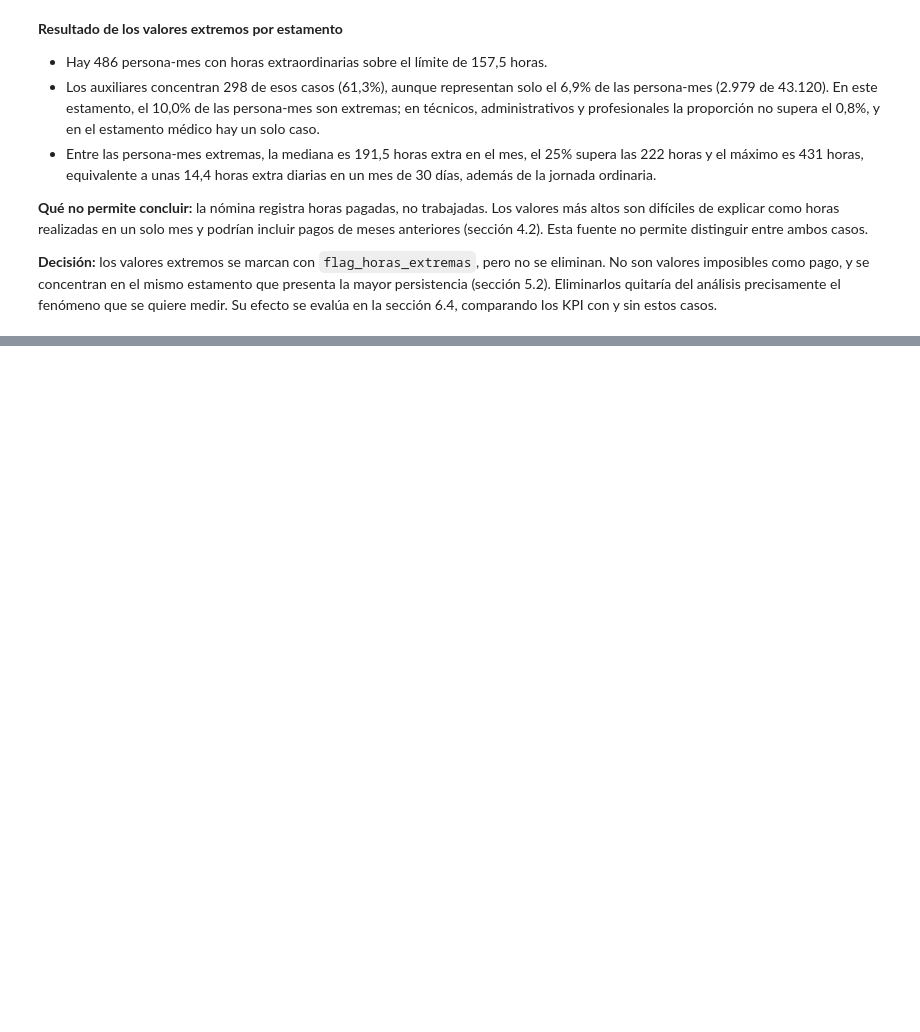
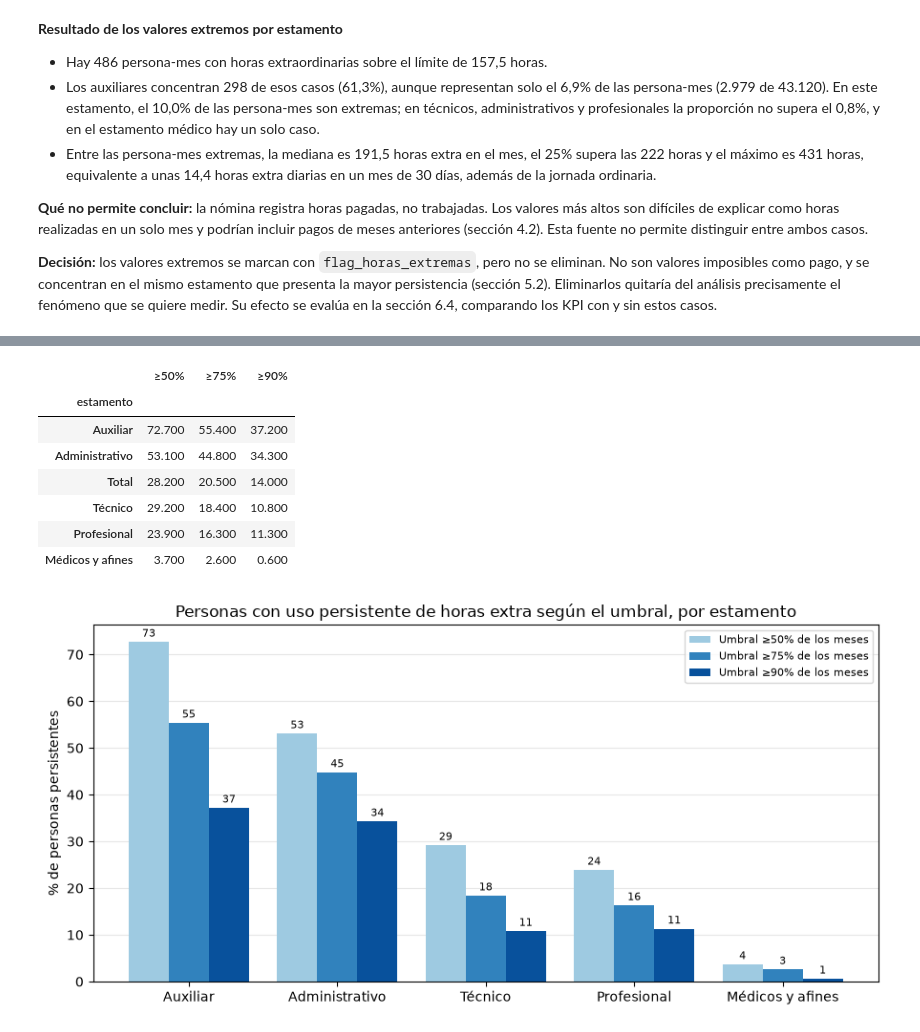
Before and after one commit to josenaxo/Proyecto-Business, a Jupyter notebook: Analysis/EDA.ipynb, the cells around one changed output, grey strips where cells are left out. Drawn from its saved outputs; the diff is of its cells as text; code cells hidden in the pictures; blank space fills up the shorter version.

```diff
--- a/Analysis/EDA.ipynb
+++ b/Analysis/EDA.ipynb
@@ -1016,0 +1038,18 @@ Name: horas_hhee, dtype: Float64
+# %%
+#FLUJO DE POBLACIÓN Y CONTROL DE LA AGREGACIÓN
+flujo = pd.Series({
+    "Filas de la nómina (contrato-mes)": len(df),
+    "Persona-mes": len(analitica),
+    "Personas distintas": analitica["Nombre completo"].nunique(),
+    "Personas con al menos 12 meses (denominador de persistencia)": len(p12),
+    "Persona-mes con horas extra (numerador de frecuencia)": analitica["tiene_hhee"].sum(),
+    "Persona-mes con horas extra y rem. bruta > 0 (base del peso)": len(con_hhee),
+})
+print(flujo)
+
+print("\nControl de la agregación (¿la suma es igual en la nómina y en persona-mes?):")
+for col in ["horas_diurnas", "horas_nocturnas", "monto_diurnas", "monto_nocturnas", "rem_bruta"]:
+    print(f"{col}: {df[col].sum() == analitica[col].sum()}")
+
+print("\nPersona-mes sin estamento asignado:", analitica["estamento_modal"].isna().sum())
+print("Remuneración bruta negativa:", (analitica["rem_bruta"] < 0).sum())
@@ -1016,0 +1238,41 @@ Name: horas_hhee, dtype: Float64
+# %%
+#FIGURA 3: SENSIBILIDAD DEL UMBRAL DE PERSISTENCIA
+umbrales = [50, 75, 90]
+sensibilidad = pd.DataFrame({
+    f"≥{u}%": p12.groupby("estamento")["pct_meses_con_hhee"].apply(lambda s: (s >= u).mean() * 100)
+    for u in umbrales
+})
+sensibilidad.loc["Total"] = [(p12["pct_meses_con_hhee"] >= u).mean() * 100 for u in umbrales]
+sensibilidad = sensibilidad.sort_values("≥75%", ascending=False).round(1)
+display(sensibilidad)
+
+orden_est = sensibilidad.drop(index="Total").index
+x = np.arange(len(orden_est))
+ancho = 0.27
+colores = ["#9ecae1", "#3182bd", "#08519c"]
+
+fig, ax = plt.subplots(figsize=(9, 4.5))
+for i, (col, color) in enumerate(zip(sensibilidad.columns, colores)):
+    barras = ax.bar(x + (i - 1) * ancho, sensibilidad.loc[orden_est, col], width=ancho,
+                    color=color, label=f"Umbral {col} de los meses")
+    ax.bar_label(barras, fmt="%.0f", fontsize=8, padding=2)
+ax.set_xticks(x)
+ax.set_xticklabels(orden_est)
+ax.set_ylabel("% de personas persistentes")
+ax.set_title("Personas con uso persistente de horas extra según el umbral, por estamento")
+ax.legend(fontsize=8)
+ax.grid(axis="y", alpha=0.3)
+ax.set_axisbelow(True)
+plt.tight_layout()
+plt.savefig(DATA_DIR / "figura_3_sensibilidad_umbral.png", dpi=150)
+plt.show()
+# %% [output]
+|  | ≥50% | ≥75% | ≥90% |
+| estamento |  |  |  |
+| Auxiliar | 72.700 | 55.400 | 37.200 |
+| Administrativo | 53.100 | 44.800 | 34.300 |
+| Total | 28.200 | 20.500 | 14.000 |
+| Técnico | 29.200 | 18.400 | 10.800 |
+| Profesional | 23.900 | 16.300 | 11.300 |
+| Médicos y afines | 3.700 | 2.600 | 0.600 |
+[figure, added]
```
Also changed, not shown: parts of 25 cells of this notebook, 8 other files.
